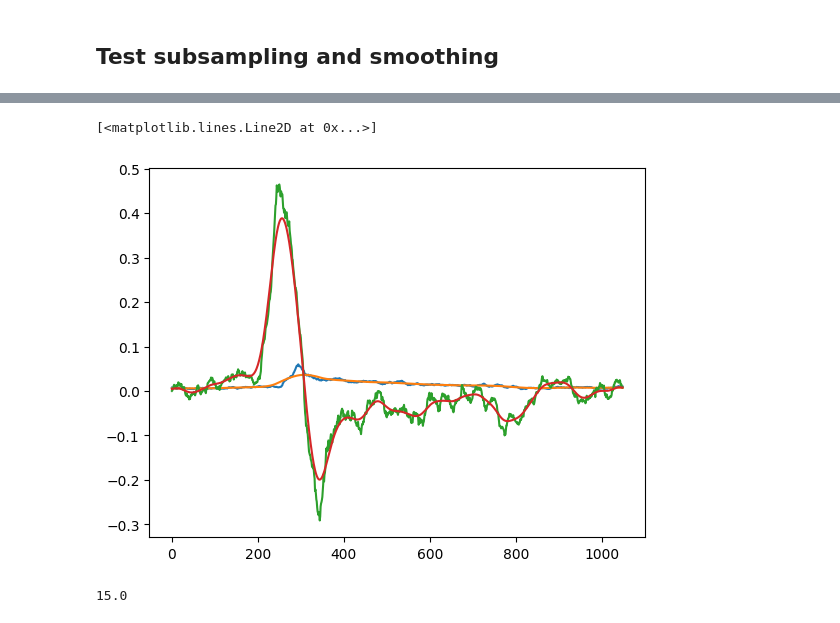
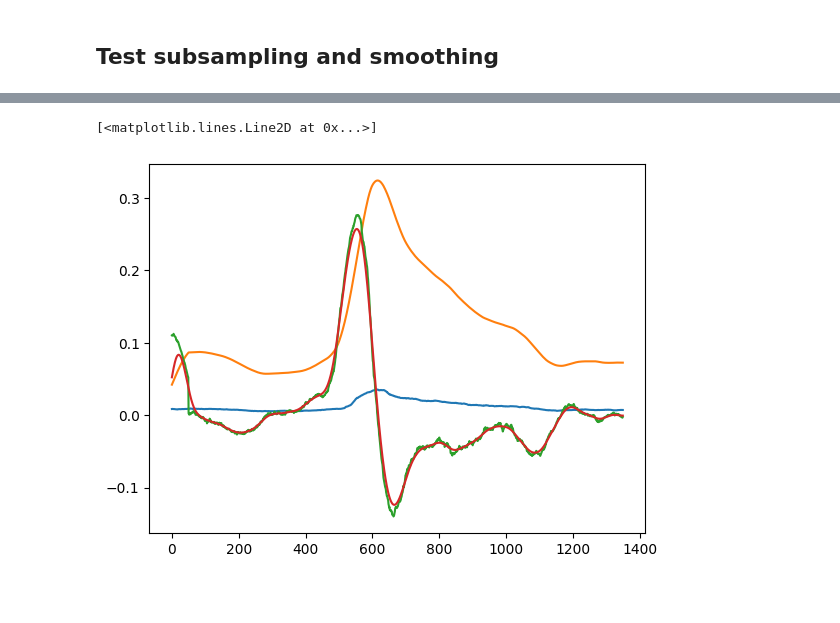
Before and after one commit to Ibos-lab/Users, a Jupyter notebook: losadac/population_distance/population_distance.ipynb, the cells around one changed output, grey strips where cells are left out. Cells and saved outputs as stored; diff of their text form; code cells hidden in the pictures; blank space fills up the shorter version.

```diff
--- a/losadac/population_distance/population_distance.ipynb
+++ b/losadac/population_distance/population_distance.ipynb
@@ -768,7 +789,7 @@ def perm_test(x,y):
     return p
 color={'lip': '#23BCBA','pfc':'#B6BD32','v4':'#8F4A9D'}
 # %%
-step=2
+step=1
 # %%
 area='lip'
 ia=0
@@ -1273,3 +1269,6 @@ popu = PopulationData.from_python_hdf5(input)
+# %%
+input="/envau/work/invibe/USERS/IBOS/data/Riesling/TSCM/OpenEphys/population/lip/2024_08_28_12_23_36/population.h5"
+popu = PopulationData.from_python_hdf5(input)
 # %%
 include_nid = None
 if nidpath is not None:
@@ -1279,7 +1280,7 @@ if nidpath is not None:
 neu=popu.population[0]
 # %%
 paths={
-  'input': "/envau/work/invibe/USERS/IBOS/data/Riesling/TSCM/OpenEphys/population/lip/2024_08_28_12_23_36/population.h5",
+  'input': input,
   'nidpath': None,#"/envau/work/invibe/USERS/IBOS/data/Riesling/TSCM/OpenEphys/selectivity/all_trials/2024_09_13_11_38_12/lip_no_neutral_inout_selectivity.csv"
   }
 preprocessing={
@@ -1295,7 +1296,7 @@ preprocessing={
     'n_test' : 1,
     'min_trials' : 25,
     'nonmatch': True,
-    'avgwin' : 20,
+    'avgwin' : 100,
     'step' : 1,
     'min_sp_sec' : 1,
     'norm' : False,
@@ -1346,7 +1347,7 @@ mask_son = getattr(neu, mask_son)
 
 # Select trials aligned to sample onset
 
-sample_id = neu.sample_id[mask_son]
+sample_id = neu.sample_id[mask_son].copy()
 
 # Build masks to select trials with match in the n_test
 mask_match = np.where(
@@ -1358,49 +1359,45 @@ mask_neu = neu.sample_id[mask_son] == 0
 # Build masks to select trials with the selected number of test presentations
 max_test = neu.test_stimuli[mask_son].shape[1]
 mask_ntest = (max_test - np.sum(np.isnan(neu.test_stimuli[mask_son]), axis=1)) > (
     n_test - 1
 )
 
 if nonmatch:  # include neutral and trials without a match before n_ntest (included)
     mask_match_neu = np.logical_or(mask_ntest, mask_neu)
 else:  # include neutral and trials with a match in the n_test
     mask_match_neu = np.logical_or(mask_match, mask_neu)
 if np.sum(mask_match_neu) < 20:
     print(None)
 
 #Average fr across time
 
 
 # avg_sample_on = firing_rate.moving_average(
 #     sampleon[mask_match_neu], win=avgwin, step=1
 # )[:, idx_start_sample:idx_end_sample]
 # avg_test1_on = firing_rate.moving_average(t1on[mask_match_neu], win=avgwin, step=1)[
 #     :, idx_start_test:idx_end_test
 # ]
 avg_sample_on = firing_rate.moving_average(
     sampleon[mask_match_neu], win=avgwin, step=step
 )
-avg_test1_on = firing_rate.moving_average(t1on[mask_match_neu], win=avgwin, step=step)
-plt.plot(np.mean(avg_sample_on,axis=0)[int(idx_start_sample/step):int(idx_end_sample/step)])
+plt.plot(np.mean(avg_sample_on,axis=0)[:int(idx_end_sample/step)])
 
-avg_sample_on = convolve_signal(
-    avg_sample_on,fs = 1000,w_size=0.1,w_std=0.040,axis=-1
-)[:, int(idx_start_sample/step):int(idx_end_sample/step)]
-avg_test1_on = convolve_signal(avg_test1_on,fs = 1000,w_size=0.1,w_std=0.015,axis=-1)[
-    :, int(idx_start_test/step):int(idx_end_test/step)
-]
+conv_sample_on = convolve_signal(
+    avg_sample_on,fs = 1000/step,w_size=0.1,w_std=0.040,axis=-1
+)
+conv_sample_on_mean = np.mean(conv_sample_on,axis=0)
+plt.plot((conv_sample_on_mean[:int(idx_end_sample/step)])/100)
+
+vv = np.diff(conv_sample_on_mean )
 dtime=1
-plt.plot(np.mean(avg_sample_on,axis=0)/1000)
-plt.plot(np.diff(np.mean(avg_sample_on,axis=0) )/ dtime)
+plt.plot((vv[:int(idx_end_sample/step)])/ dtime)
 
-vv = convolve_signal(
-    np.diff(np.mean(avg_sample_on,axis=0) )/ dtime,fs = 1000,w_size=0.1,w_std=0.015,axis=-1
-)
-plt.plot(vv/1000)
+
+vv_smooth = convolve_signal(
+    vv/ dtime,fs = 1000/step,w_size=0.1,w_std=0.015,axis=-1
+)/1000
+plt.plot(vv_smooth[:int(idx_end_sample/step)])
 # %% [output]
 [<matplotlib.lines.Line2D at 0x...>]
-[figure, old version]
+[figure, new version]
-# %%
-0.015*1000
-# %% [output]
-15.0
```
Also changed, not shown: parts of 29 cells of this notebook.
